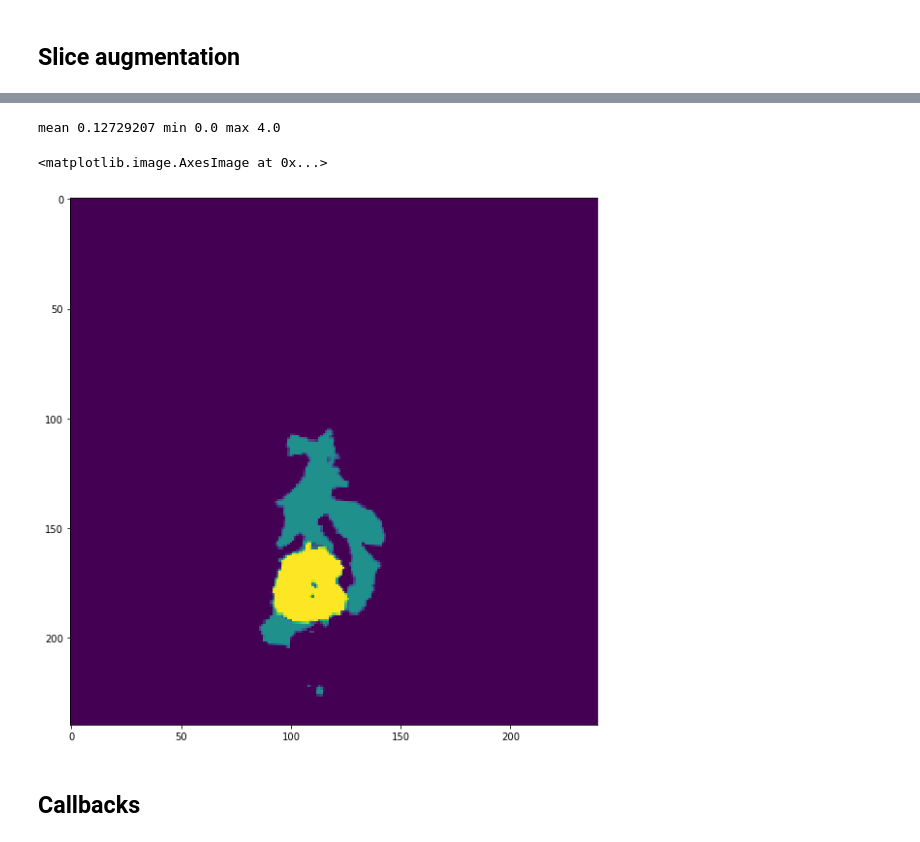
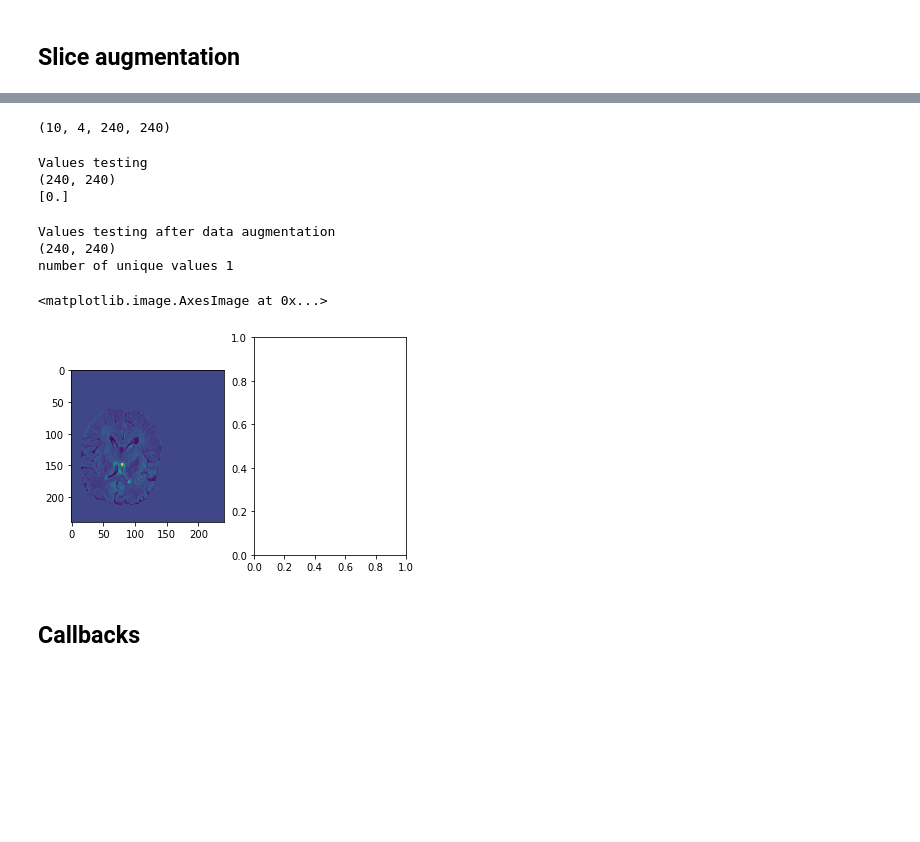
Before and after one commit to Janowie/unet_segmentation, a Jupyter notebook: new_sequence_data_gen.ipynb, the cells around one changed output, grey strips where cells are left out. Saved outputs shown, nothing was run; the diff lists cells and outputs as text; code cells hidden in the pictures; blank space fills up the shorter version.

Commit message:
image preprocessing different random augmentations applied on x and y

```diff
--- a/new_sequence_data_gen.ipynb
+++ b/new_sequence_data_gen.ipynb
@@ -70,0 +44,10 @@ batch_size = 10
+# %%
+x_train, y_train = datagen.get_dataset(slices_from_patient,
+                file_path='../dataset/',
+                mode='training',
+                glioma_type=['HGG'],
+                tumor_region=-1,
+                slices_w_tumor_only=False,
+                slices_w_less_brain=None,
+                image_size=image_size,
+                train_HGG_patients=train_HGG_patients)
@@ -121,12 +107,44 @@ imt = y_train_datagen.__getitem__(5)
-# %%
-print("mean", imt[0][0].mean(), "min", imt[0][0].min(), "max", imt[0][0].max() )
-
-plt.figure(figsize = (10,10))
-plt.imshow(imt[0][0]) #, cmap='gray', vmin=0
-# %% [output]
-mean 0.12729207 min 0.0 max 4.0
-<matplotlib.image.AxesImage at 0x...>
-[figure, removed]
+# %%
+for i, v in enumerate(datagen):
+    if i == 1: break
+    print(v[0].shape)
+# %% [output]
+(10, 4, 240, 240)
+# %%
+i = random.randint(0,238)
+# %%
+print("Values testing ")
+print(y_train[i][0].shape)
+print(np.unique(y_train[i][0]))
+# %% [output]
+Values testing
+(240, 240)
+[0.]
+# %%
+im = y_train_datagen.__getitem__(i)[0][0]
+print("Values testing after data augmentation")
+print(im.shape)
+print("number of unique values", len(np.unique(im)))
+# print(np.unique(im))
+# %% [output]
+Values testing after data augmentation
+(240, 240)
+number of unique values 1
+# %%
+# i = random.randint(0,238)
+map_1 = y_train_datagen.__getitem__(i)[0][0]
+map_1[map_1 == 0] = np.nan
+map_2 = y_train[i][0]
+map_2[map_2 == 0] = np.nan
+
+f, axarr = plt.subplots(1,2)
+axarr[0].imshow(x_train_datagen.__getitem__(i)[0][0]) #, cmap='gray', vmin=0
+axarr[0].imshow(map_1, alpha=0.5)
+# axarr[1].imshow(x_train[i][0]) #, cmap='gray', vmin=0
+# axarr[1].imshow(map_2, alpha=0.9)
+# %% [output]
+<matplotlib.image.AxesImage at 0x...>
+[figure, added]
 # %% [markdown]
 ## Callbacks
 # %%
```
Also changed, not shown: parts of 21 cells of this notebook, 1 other file.
